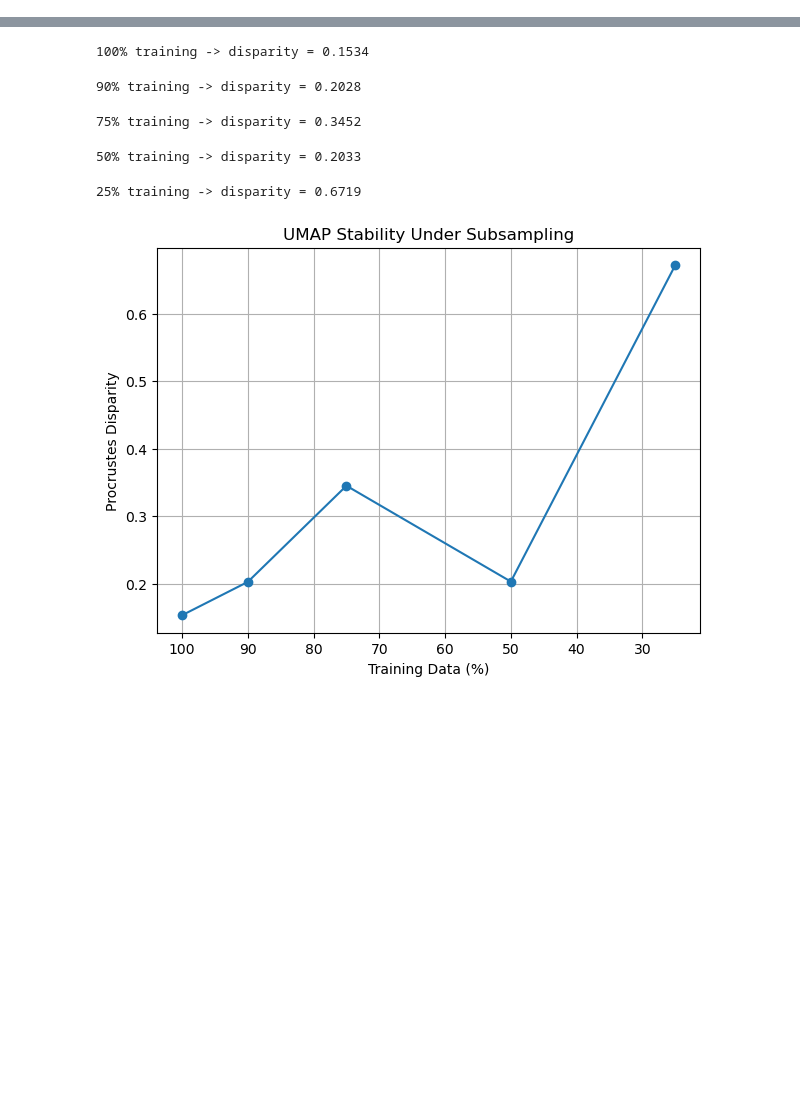
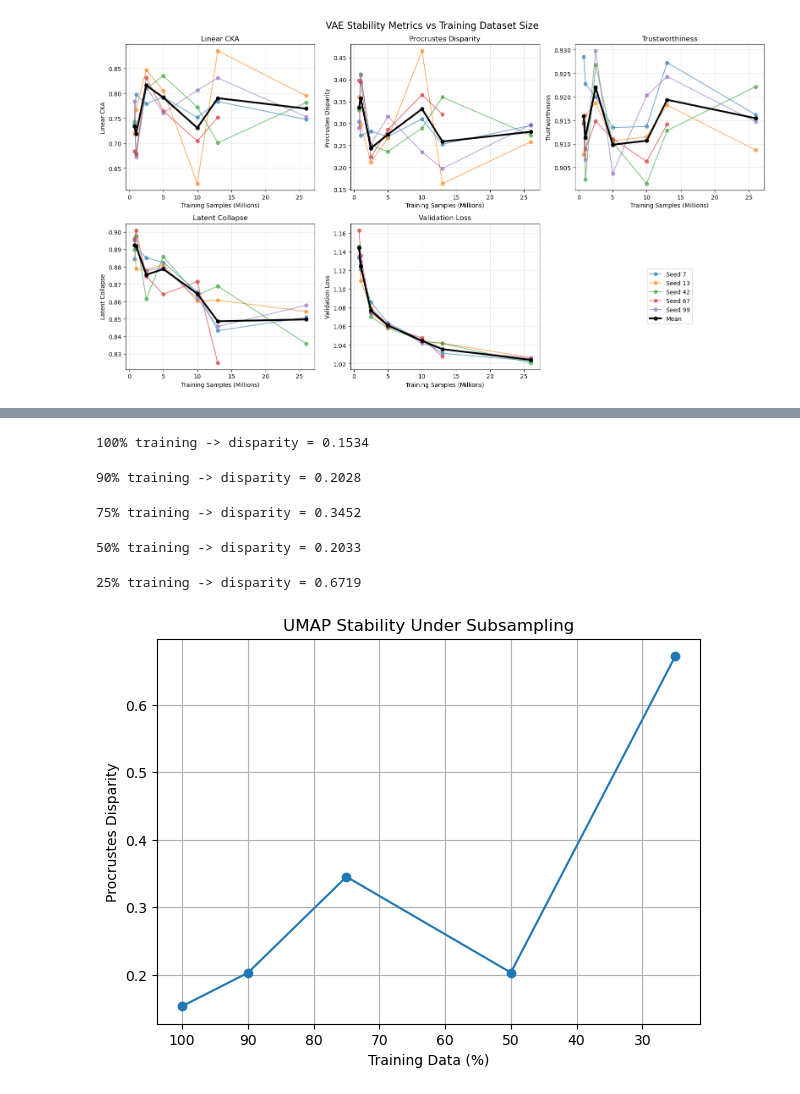
Before and after one commit to patrickgao2027/pure-internship, a Jupyter notebook: procrustes test.ipynb, the cells around one changed output, grey strips where cells are left out. Saved outputs shown, nothing was run; the diff lists cells and outputs as text; code cells hidden in the pictures; blank space fills up the shorter version.

```diff
--- a/procrustes test.ipynb
+++ b/procrustes test.ipynb
@@ -13,3 +83,79 @@ import pandas as pd
+# %%
+import json
+import pandas as pd
+import matplotlib.pyplot as plt
+
+# ----------------------------
+# Load results
+# ----------------------------
+with open(r"C:\Users\Owner\Documents\PURE Files\VAE_Stability_Testing\seed_sweep_extended\vs_52M_results.json", "r") as f:
+    data = json.load(f)
+
+df = pd.DataFrame(data)
+
+# Convert rows to millions for cleaner axis labels
+df["Rows (Millions)"] = df["rows"] / 1e6
+
+metrics = [
+    ("linear_cka", "Linear CKA", True),
+    ("procrustes_disparity", "Procrustes Disparity", False),
+    ("trustworthiness", "Trustworthiness", True),
+    ("latent_collapse", "Latent Collapse", False),
+    ("val_total_loss", "Validation Loss", False),
+]
+
+# ----------------------------
+# Plot
+# ----------------------------
+fig, axes = plt.subplots(2, 3, figsize=(16, 9))
+axes = axes.flatten()
+
+for ax, (metric, title, higher_is_better) in zip(axes, metrics):
+
+    # Plot each seed
+    for seed, group in df.groupby("data_seed"):
+        group = group.sort_values("Rows (Millions)")
+        ax.plot(
+            group["Rows (Millions)"],
+            group[metric],
+            marker="o",
+            linewidth=1.5,
+            alpha=0.6,
+            label=f"Seed {seed}"
+        )
+
+    # Mean trend
+    mean = (
+        df.groupby("Rows (Millions)")[metric]
+        .mean()
+        .reset_index()
+        .sort_values("Rows (Millions)")
+    )
+
+    ax.plot(
+        mean["Rows (Millions)"],
+        mean[metric],
+        color="black",
+        linewidth=3,
+        marker="o",
+        label="Mean"
+    )
+
+    ax.set_title(title)
+    ax.set_xlabel("Training Samples (Millions)")
+    ax.set_ylabel(title)
+    ax.grid(alpha=0.3)
+
+# Legend only once
+handles, labels = axes[0].get_legend_handles_labels()
+axes[5].legend(handles, labels, loc="center")
+axes[5].axis("off")
+
+plt.suptitle("VAE Stability Metrics vs Training Dataset Size", fontsize=16)
+plt.tight_layout()
+plt.show()
+# %% [output]
+[figure, added]
 # %%
 data = pd.read_parquet(r'C:\Users\Owner\Documents\PURE Files\uv_vae\artifacts\train_then_cluster_20260709T140251Z\clustering\umap_fit_sample.parquet')
 # %%
```
Also changed, not shown: parts of 1 cell of this notebook, 39 other files.
